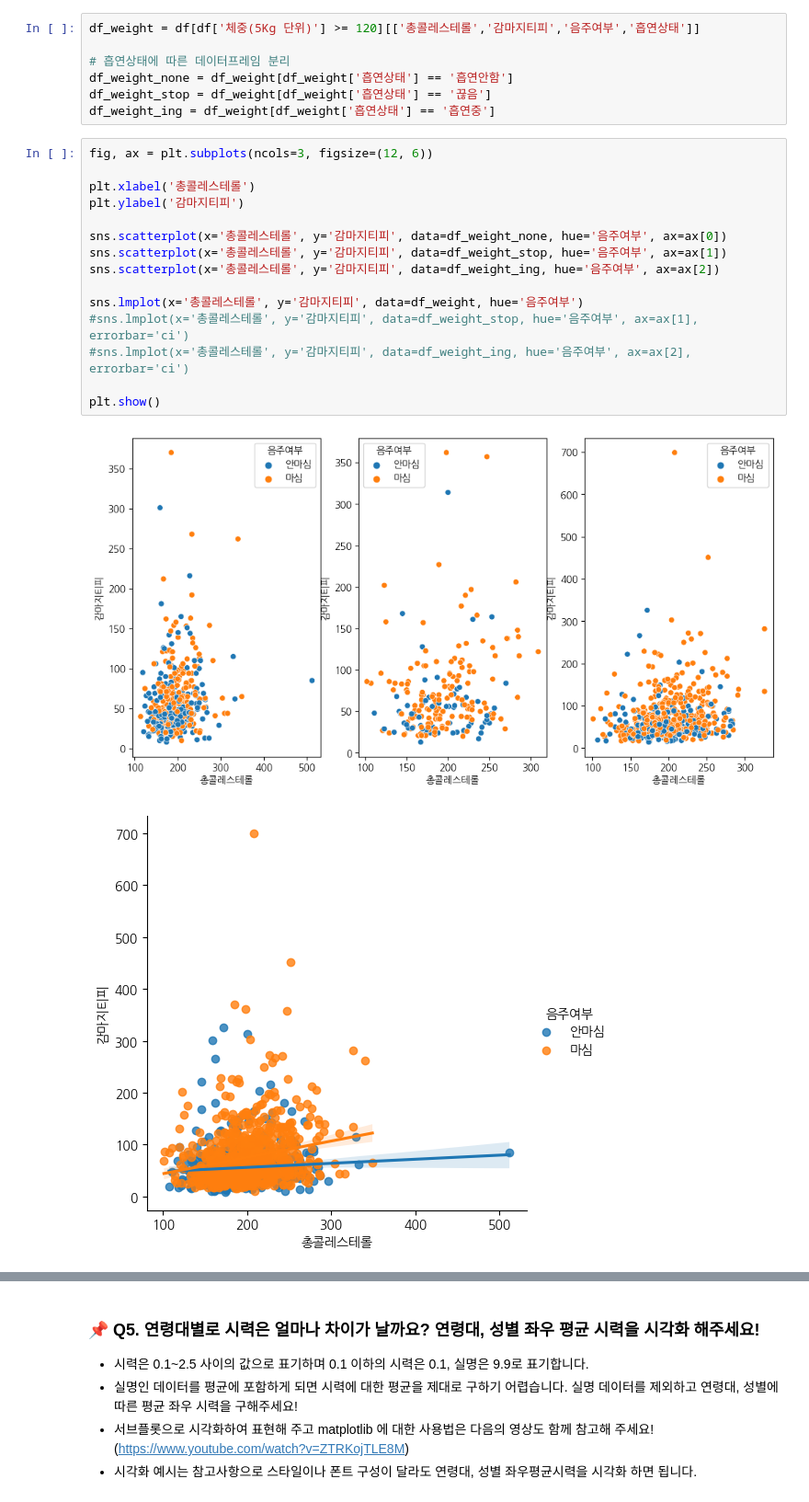
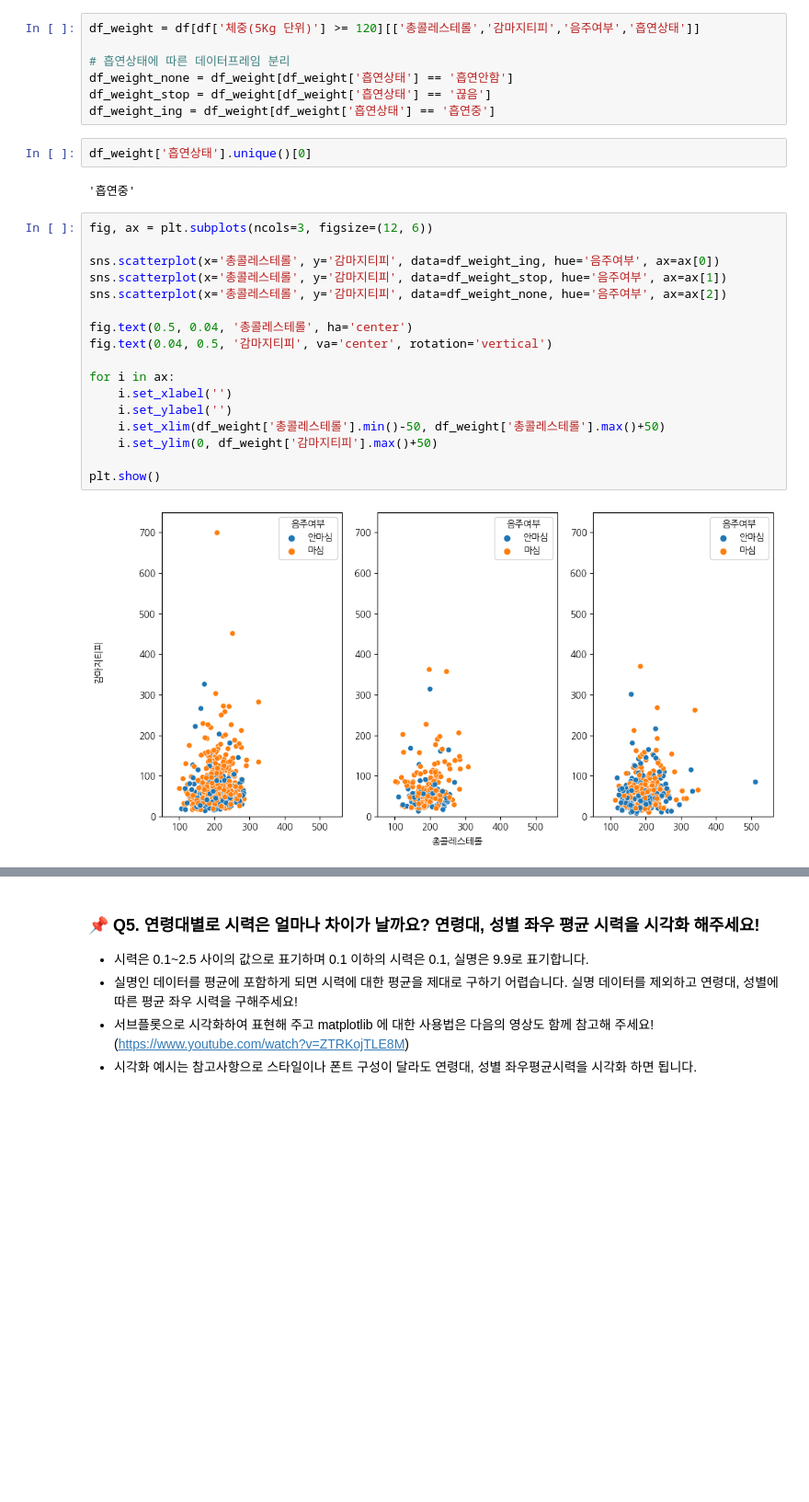
Before and after one commit to Minsoo0405/pythonbasic, a Jupyter notebook: coaching_study/3week_mission.ipynb, the cells around one changed output, grey strips where cells are left out. Shown at 92% size. Cells and saved outputs as stored; diff of their text form; blank space fills up the shorter version.

```diff
--- a/coaching_study/3week_mission.ipynb
+++ b/coaching_study/3week_mission.ipynb
@@ -170,21 +166,26 @@ df_weight = df[df['체중(5Kg 단위)'] >= 120][['총콜레스테롤','감마지
 df_weight_none = df_weight[df_weight['흡연상태'] == '흡연안함']
 df_weight_stop = df_weight[df_weight['흡연상태'] == '끊음']
 df_weight_ing = df_weight[df_weight['흡연상태'] == '흡연중']
+# %%
+df_weight['흡연상태'].unique()[0]
+# %% [output]
+'흡연중'
 # %%
 fig, ax = plt.subplots(ncols=3, figsize=(12, 6))
 
-plt.xlabel('총콜레스테롤')
-plt.ylabel('감마지티피')
+sns.scatterplot(x='총콜레스테롤', y='감마지티피', data=df_weight_ing, hue='음주여부', ax=ax[0])
+sns.scatterplot(x='총콜레스테롤', y='감마지티피', data=df_weight_stop, hue='음주여부', ax=ax[1])
+sns.scatterplot(x='총콜레스테롤', y='감마지티피', data=df_weight_none, hue='음주여부', ax=ax[2])
 
-sns.scatterplot(x='총콜레스테롤', y='감마지티피', data=df_weight_none, hue='음주여부', ax=ax[0])
-sns.scatterplot(x='총콜레스테롤', y='감마지티피', data=df_weight_stop, hue='음주여부', ax=ax[1])
-sns.scatterplot(x='총콜레스테롤', y='감마지티피', data=df_weight_ing, hue='음주여부', ax=ax[2])
+fig.text(0.5, 0.04, '총콜레스테롤', ha='center')
+fig.text(0.04, 0.5, '감마지티피', va='center', rotation='vertical')
 
-sns.lmplot(x='총콜레스테롤', y='감마지티피', data=df_weight, hue='음주여부')
-#sns.lmplot(x='총콜레스테롤', y='감마지티피', data=df_weight_stop, hue='음주여부', ax=ax[1], errorbar='ci')
-#sns.lmplot(x='총콜레스테롤', y='감마지티피', data=df_weight_ing, hue='음주여부', ax=ax[2], errorbar='ci')
+for i in ax:
+    i.set_xlabel('')
+    i.set_ylabel('')
+    i.set_xlim(df_weight['총콜레스테롤'].min()-50, df_weight['총콜레스테롤'].max()+50)
+    i.set_ylim(0, df_weight['감마지티피'].max()+50)
 
 plt.show()
 # %% [output]
-[figure, old version]
+[figure, new version]
-[figure, removed]
```
Also changed, not shown: parts of 4 cells of this notebook, 1 other file.
